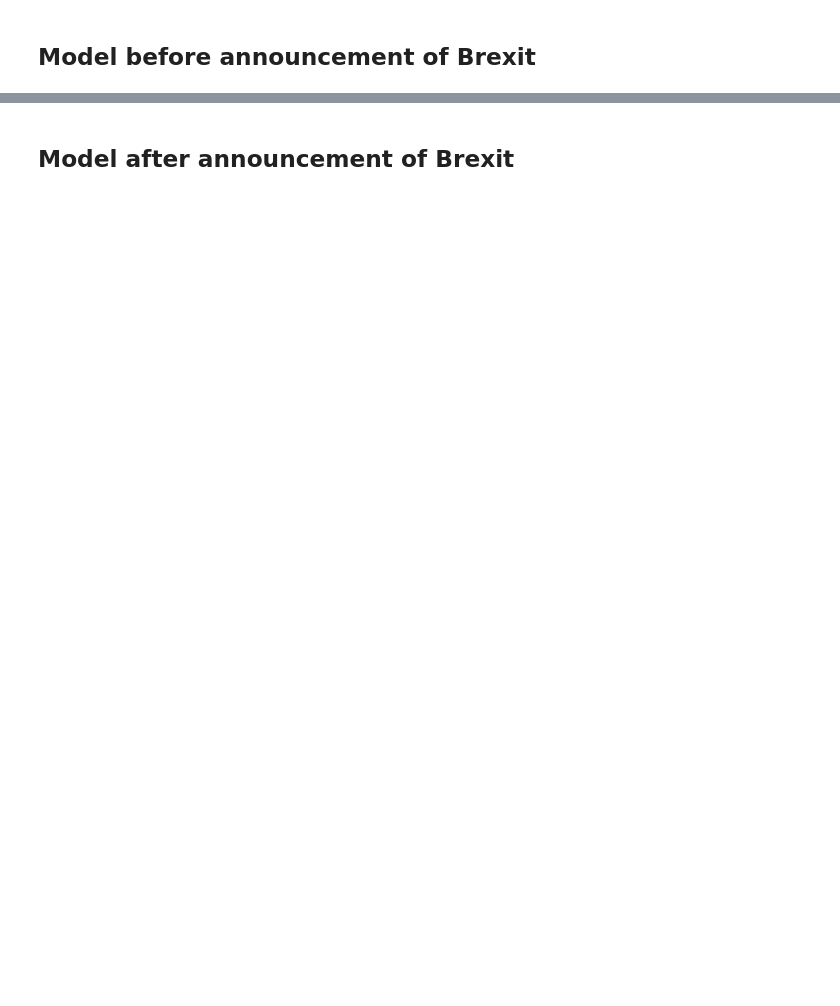
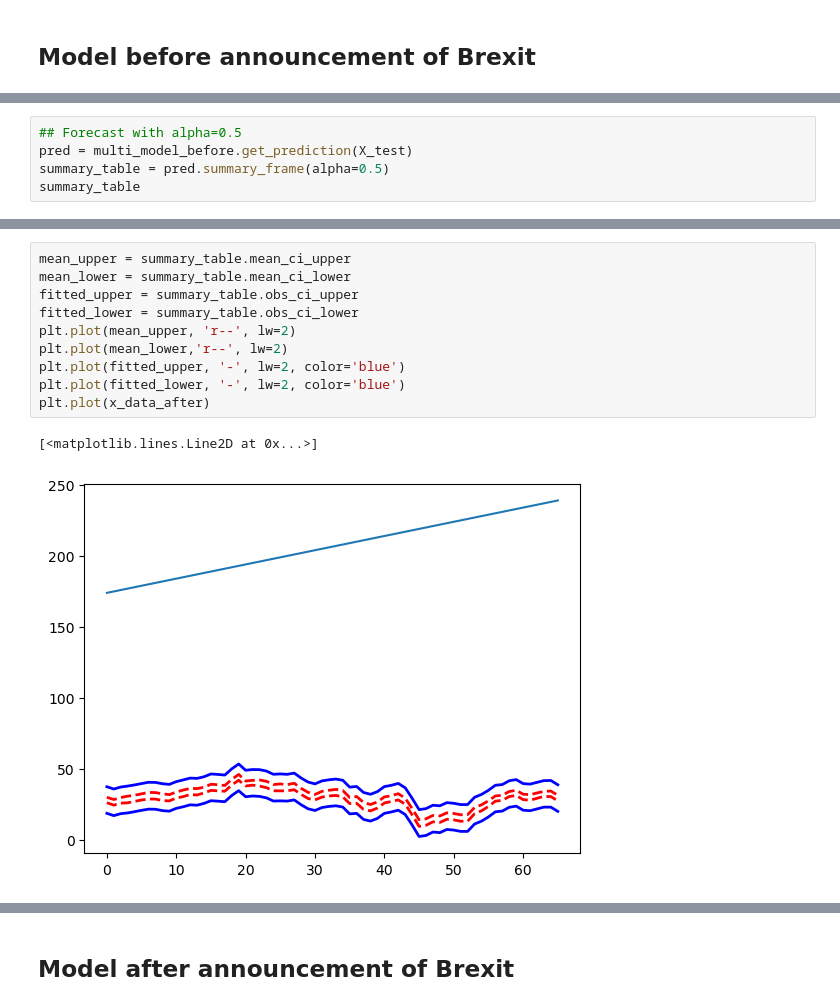
Before and after one commit to victoriawong1123/data_science_project, a Jupyter notebook: notebooks/quarterly_model.ipynb, the cells around one changed output, grey strips where cells are left out. Drawn from its saved outputs; the diff is of its cells as text; blank space fills up the shorter version.

```diff
--- a/notebooks/quarterly_model.ipynb
+++ b/notebooks/quarterly_model.ipynb
@@ -281,3 +281,8 @@ Notes:
 [1] Standard Errors assume that the covariance matrix of the errors is correctly specified.
 [2] The condition number is large, 1.96e+04. This might indicate that there are
 strong multicollinearity or other numerical problems.
+# %%
+## Forecast with alpha=0.5
+pred = multi_model_before.get_prediction(X_test)
+summary_table = pred.summary_frame(alpha=0.5)
+summary_table
@@ -284,2 +321,15 @@ strong multicollinearity or other numerical problems.
+# %%
+mean_upper = summary_table.mean_ci_upper
+mean_lower = summary_table.mean_ci_lower
+fitted_upper = summary_table.obs_ci_upper
+fitted_lower = summary_table.obs_ci_lower
+plt.plot(mean_upper, 'r--', lw=2)
+plt.plot(mean_lower,'r--', lw=2)
+plt.plot(fitted_upper, '-', lw=2, color='blue')
+plt.plot(fitted_lower, '-', lw=2, color='blue')
+plt.plot(x_data_after)
+# %% [output]
+[<matplotlib.lines.Line2D at 0x...>]
+[figure, added]
 # %%
 fig_before1 = sm.graphics.plot_regress_exog(multi_model_before, 1)
```
Also changed, not shown: parts of 32 cells of this notebook.
